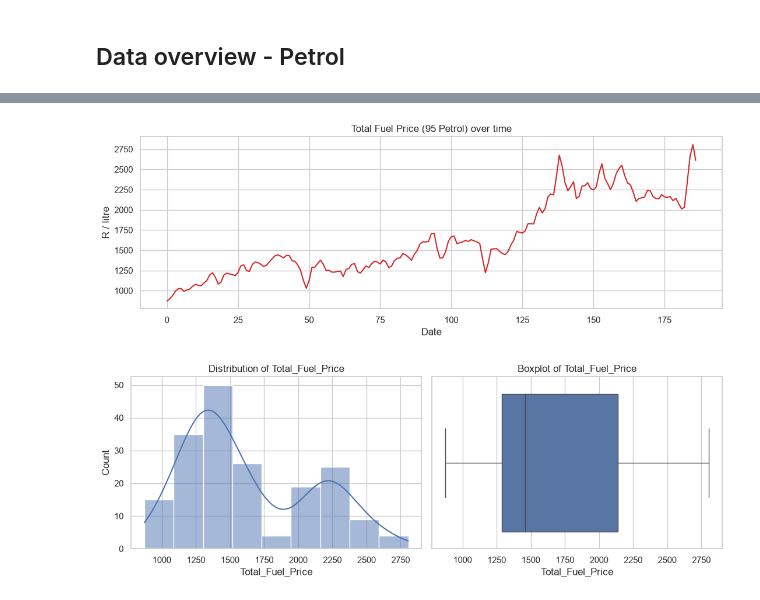
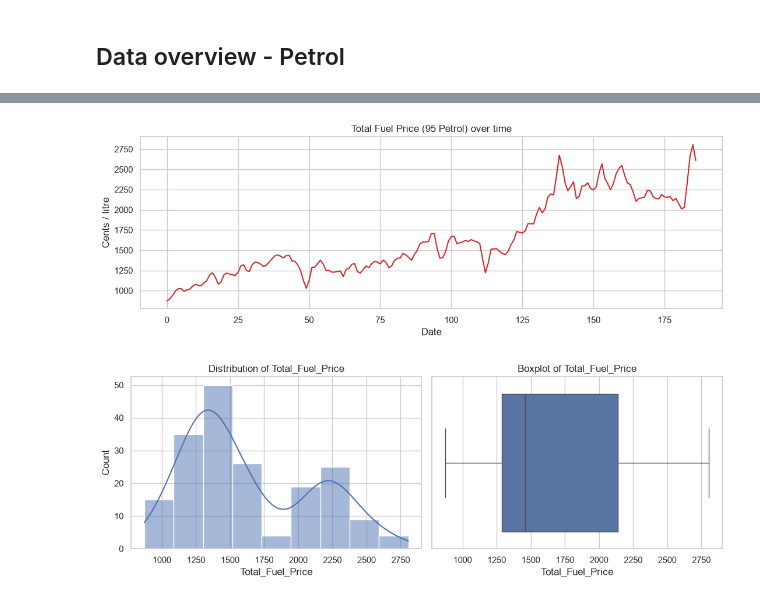
Before and after one commit to Trist4/fools-optimum, a Jupyter notebook: notebooks/fuel_price_eda.ipynb, the cells around one changed output, grey strips where cells are left out. Cells and saved outputs as stored; diff of their text form; code cells hidden in the pictures.

```diff
--- a/notebooks/fuel_price_eda.ipynb
+++ b/notebooks/fuel_price_eda.ipynb
@@ -24,7 +24,8 @@ plt.rcParams["figure.figsize"] = (11, 4)
 ## Data Loading - Petrol
 # %%
 master_petrol_df = DBD_1.load_petrol()
-master_petrol_df["Total_Production_Lag1"] = master_petrol_df["Total_Production"].shift(-1)
+master_petrol_df["Total_Production_Lag1"] = master_petrol_df["Total_Production"].shift(1)
+master_petrol_df["Total_Fuel_Price_1M_Ahead"] = master_petrol_df["Total_Fuel_Price"].shift(-1)
 # %%
 master_petrol_df.head()
 # %% [output]
@@ -114,14 +116,14 @@ master_petrol_df.describe().T
 # %%
 # --- Target variable over time ---
 fig, ax = plt.subplots(figsize=(11, 4))
 master_petrol_df["Total_Fuel_Price"].plot(ax=ax, color="tab:red")
 ax.set_title("Total Fuel Price (95 Petrol) over time")
-ax.set_ylabel("R / litre")
+ax.set_ylabel("Cents / litre")
 ax.set_xlabel("Date")
 plt.tight_layout()
 plt.show()
 # %% [output]
-[figure, old version]
+[figure, new version]
 # %%
 # --- Distribution of target ---
 fig, axes = plt.subplots(1, 2, figsize=(11, 4))
```
Also changed, not shown: parts of 12 cells of this notebook, 4 other files.
